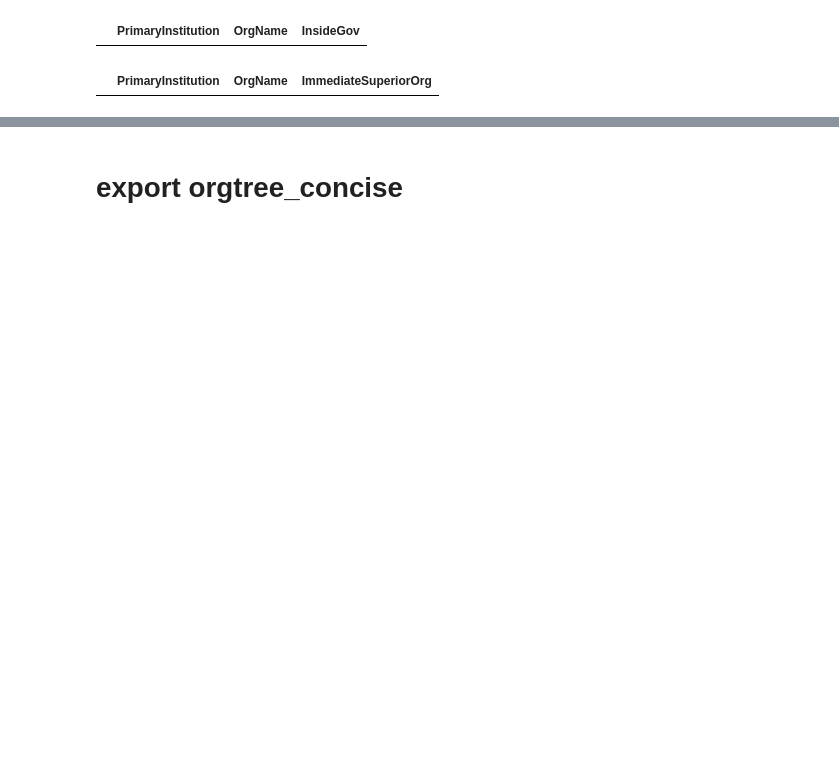
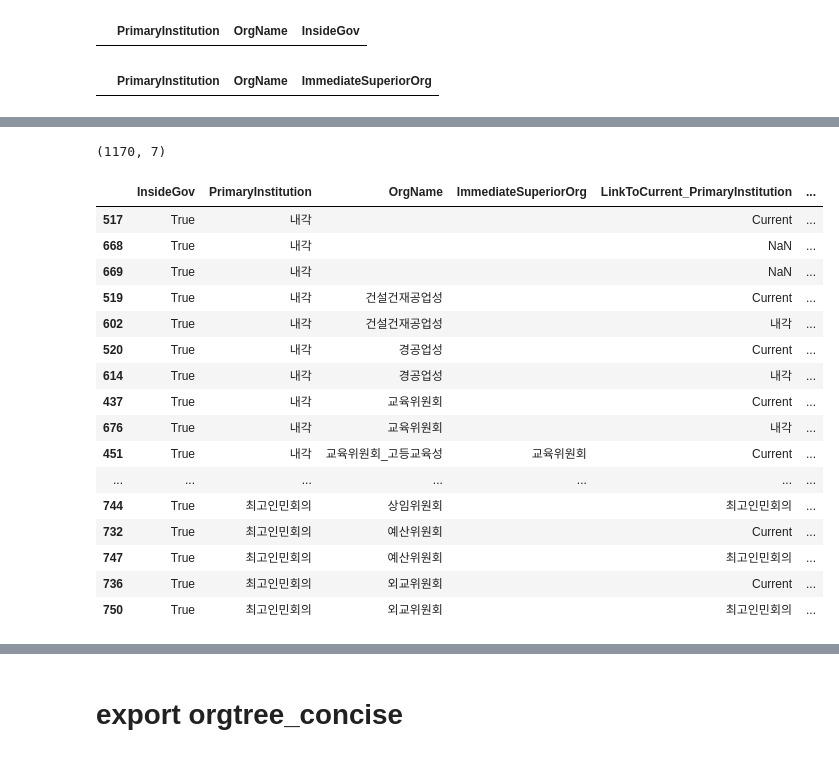
Before and after one commit to seouljake/nkelites, a Jupyter notebook: scripts/1 scripts - data cleaning and structuring/5.1.2 clean orgtree.ipynb, the cells around one changed output, grey strips where cells are left out. Drawn from its saved outputs; the diff is of its cells as text; code cells hidden in the pictures; blank space fills up the shorter version.

```diff
--- a/scripts/1 scripts - data cleaning and structuring/5.1.2 clean orgtree.ipynb
+++ b/scripts/1 scripts - data cleaning and structuring/5.1.2 clean orgtree.ipynb
@@ -143,2 +302,3 @@ orgtree_linked[0:5]
 # %%
-orgtree = orgtree_linked
+orgtree = orgtree_linked.copy()
+orgtree.shape
@@ -159,3 +306,0 @@ orgtree[0:10]
-# %%
-orgtree.loc[~orgtree.StatusUncertain.isna(),"StatusUncertain"] = True
-orgtree.loc[orgtree.StatusUncertain.isna(),"StatusUncertain"] = False
@@ -204,0 +321,25 @@ orgtree_merge[0:5]
+# %%
+orgtree.shape
+# %% [output]
+(1170, 7)
+# %%
+# verify every duplicated pair has at least one LinkToCurrent_PrimaryInstitution == Current
+orgtree[orgtree[["PrimaryInstitution","OrgName"]].duplicated(keep=False)].sort_values(["PrimaryInstitution","OrgName","LinkToCurrent_PrimaryInstitution"])
+# %% [output]
+|  | InsideGov | PrimaryInstitution | OrgName | ImmediateSuperiorOrg | LinkToCurrent_PrimaryInstitution | ... |
+| 517 | True | 내각 |  |  | Current | ... |
+| 668 | True | 내각 |  |  | NaN | ... |
+| 669 | True | 내각 |  |  | NaN | ... |
+| 519 | True | 내각 | 건설건재공업성 |  | Current | ... |
+| 602 | True | 내각 | 건설건재공업성 |  | 내각 | ... |
+| 520 | True | 내각 | 경공업성 |  | Current | ... |
+| 614 | True | 내각 | 경공업성 |  | 내각 | ... |
+| 437 | True | 내각 | 교육위원회 |  | Current | ... |
+| 676 | True | 내각 | 교육위원회 |  | 내각 | ... |
+| 451 | True | 내각 | 교육위원회_고등교육성 | 교육위원회 | Current | ... |
+| ... | ... | ... | ... | ... | ... | ... |
+| 744 | True | 최고인민회의 | 상임위원회 |  | 최고인민회의 | ... |
+| 732 | True | 최고인민회의 | 예산위원회 |  | Current | ... |
+| 747 | True | 최고인민회의 | 예산위원회 |  | 최고인민회의 | ... |
+| 736 | True | 최고인민회의 | 외교위원회 |  | Current | ... |
+| 750 | True | 최고인민회의 | 외교위원회 |  | 최고인민회의 | ... |
```
Also changed, not shown: parts of 82 cells of this notebook, 4 other files.
